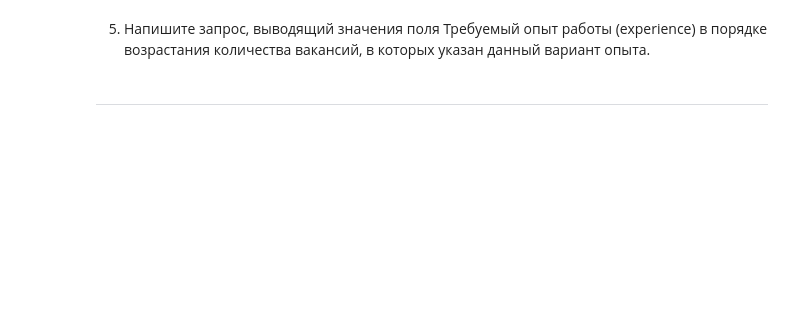
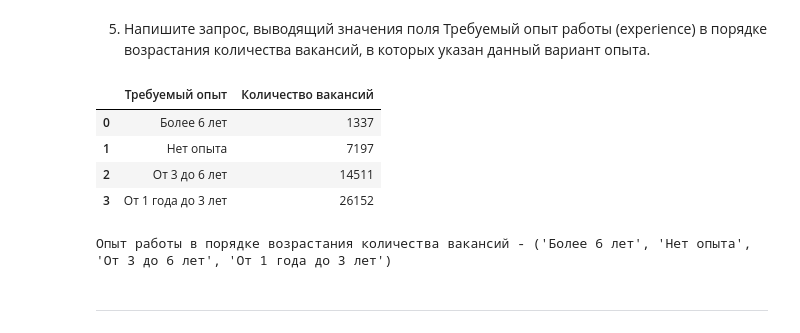
Before and after one commit to SudarickovIlya/SF_DS_Ilya, a Jupyter notebook: Project_2 (sql)/Project_2_Ноутбук_шаблон.ipynb, the cells around one changed output. Drawn from its saved outputs; the diff is of its cells as text; code cells hidden in the pictures; blank space fills up the shorter version.

```diff
--- a/Project_2 (sql)/Project_2_Ноутбук_шаблон.ipynb
+++ b/Project_2 (sql)/Project_2_Ноутбук_шаблон.ipynb
@@ -219,7 +271,31 @@ print()
 5. Напишите запрос, выводящий значения поля Требуемый опыт работы (experience) в порядке возрастания количества вакансий, в которых указан данный вариант опыта.
 # %%
 # текст запроса
+# Напишем запрос в sql
+
+query_4_5 = f'''
+select
+    v.experience "Требуемый опыт",
+    count(v.*) "Количество вакансий"
+from vacancies v
+group by v.experience
+order by  count(v.*) asc
+'''
 # %%
 # результат запроса
+
+experience_vacancies = pd.read_sql_query(sql=query_4_5, con=connection)
+display(experience_vacancies)
+print()
+
+# Ответ на вопрос
+print(f"Опыт работы в порядке возрастания количества вакансий - {tuple(experience_vacancies['Требуемый опыт'])}")
+# %% [output]
+|  | Требуемый опыт | Количество вакансий |
+| 0 | Более 6 лет | 1337 |
+| 1 | Нет опыта | 7197 |
+| 2 | От 3 до 6 лет | 14511 |
+| 3 | От 1 года до 3 лет | 26152 |
+Опыт работы в порядке возрастания количества вакансий - ('Более 6 лет', 'Нет опыта', 'От 3 до 6 лет', 'От 1 года до 3 лет')
 # %% [markdown]
 ***
```
Also changed, not shown: parts of 7 cells of this notebook.
